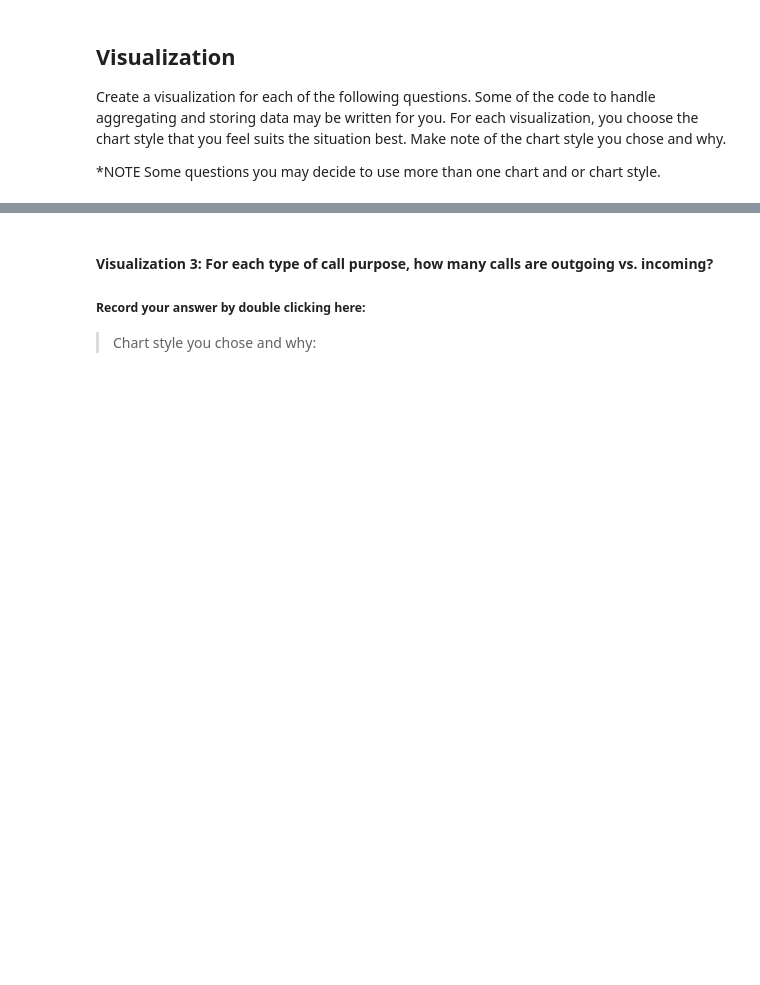
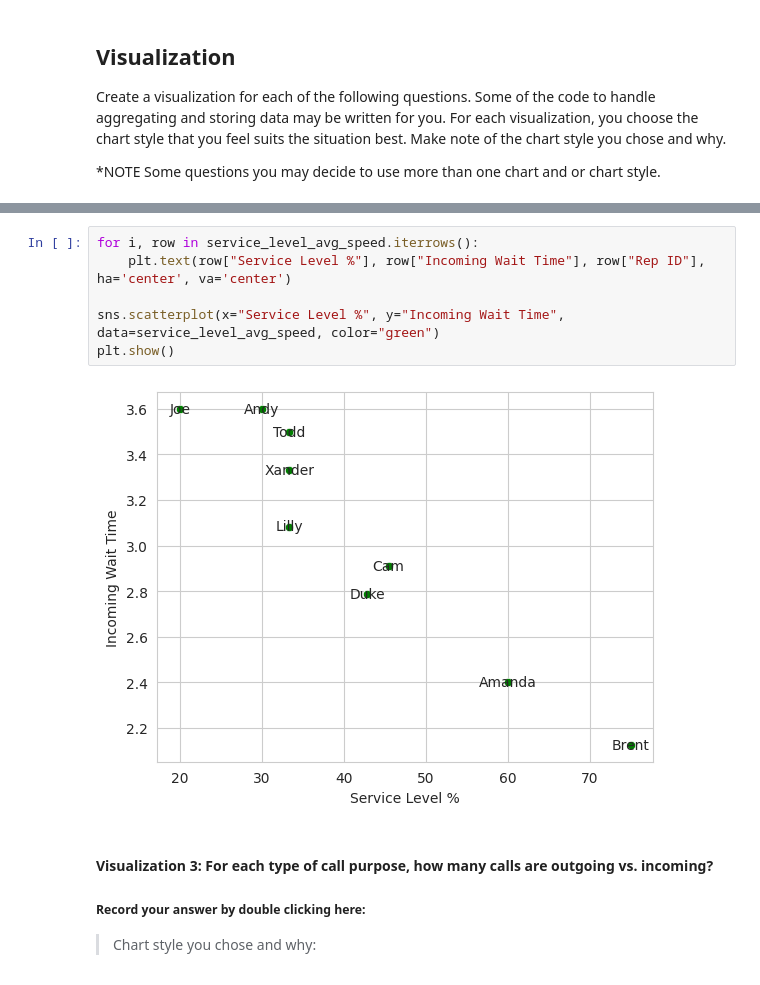
Before and after one commit to e3la/call-center-cleanup-assignment, a Jupyter notebook: Call_Center_Cleanup.ipynb, the cells around one changed output, grey strips where cells are left out. Cells and saved outputs as stored; diff of their text form; blank space fills up the shorter version.

```diff
--- a/Call_Center_Cleanup.ipynb
+++ b/Call_Center_Cleanup.ipynb
@@ -430,3 +528,11 @@ service_level["Service Level %"] = service_level["Calls_x"]/service_level["Calls
+# %%
+for i, row in service_level_avg_speed.iterrows():
+    plt.text(row["Service Level %"], row["Incoming Wait Time"], row["Rep ID"], ha='center', va='center')
+
+sns.scatterplot(x="Service Level %", y="Incoming Wait Time", data=service_level_avg_speed, color="green")
+plt.show()
+# %% [output]
+[figure, added]
 # %% [markdown]
 #### Visualization 3: For each type of call purpose, how many calls are outgoing vs. incoming?
 ##### Record your answer by double clicking here:
```
Also changed, not shown: parts of 20 cells of this notebook.
